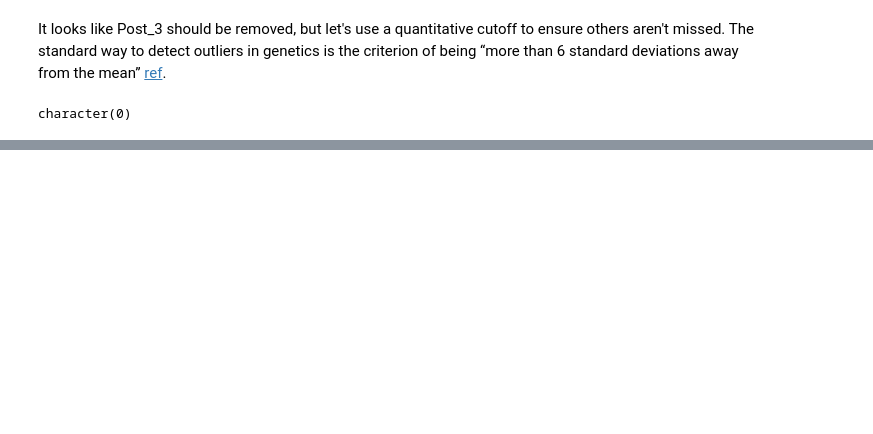
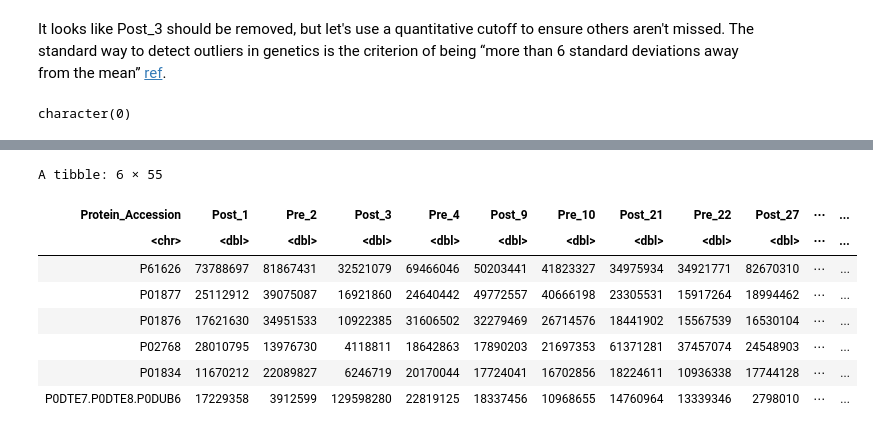
Before and after one commit to UNCSRP/PRogramming-for-Environmental-Health-And-Toxicology-PREHEAT-Retreat, a Jupyter notebook: 2. Data Processing/Proteomics Data Processing.ipynb, the cells around one changed output, grey strips where cells are left out. Cells and saved outputs as stored; diff of their text form; code cells hidden in the pictures; blank space fills up the shorter version.

```diff
--- a/2. Data Processing/Proteomics Data Processing.ipynb
+++ b/2. Data Processing/Proteomics Data Processing.ipynb
@@ -343,2 +340,19 @@ A tibble: 6 × 18
+# %%
+# proteomics data
+final_proteomics_df = imputed_df %>%
+    select(-Subject_ID) %>%
+    pivot_wider(names_from = "Sample_ID", values_from = "Intensity")
+
+head(final_proteomics_df)
+# %% [output]
+A tibble: 6 × 55
+| Protein_Accession | Post_1 | Pre_2 | Post_3 | Pre_4 | Post_9 | Pre_10 | Post_21 | Pre_22 | Post_27 | ⋯ | ... |
+| <chr> | <dbl> | <dbl> | <dbl> | <dbl> | <dbl> | <dbl> | <dbl> | <dbl> | <dbl> | ⋯ | ... |
+| P61626 | 73788697 | 81867431 | 32521079 | 69466046 | 50203441 | 41823327 | 34975934 | 34921771 | 82670310 | ⋯ | ... |
+| P01877 | 25112912 | 39075087 | 16921860 | 24640442 | 49772557 | 40666198 | 23305531 | 15917264 | 18994462 | ⋯ | ... |
+| P01876 | 17621630 | 34951533 | 10922385 | 31606502 | 32279469 | 26714576 | 18441902 | 15567539 | 16530104 | ⋯ | ... |
+| P02768 | 28010795 | 13976730 | 4118811 | 18642863 | 17890203 | 21697353 | 61371281 | 37457074 | 24548903 | ⋯ | ... |
+| P01834 | 11670212 | 22089827 | 6246719 | 20170044 | 17724041 | 16702856 | 18224611 | 10936338 | 17744128 | ⋯ | ... |
+| P0DTE7.P0DTE8.P0DUB6 | 17229358 | 3912599 | 129598280 | 22819125 | 18337456 | 10968655 | 14760964 | 13339346 | 2798010 | ⋯ | ... |
 # %%
 # exporting results
```
Also changed, not shown: parts of 5 cells of this notebook.
